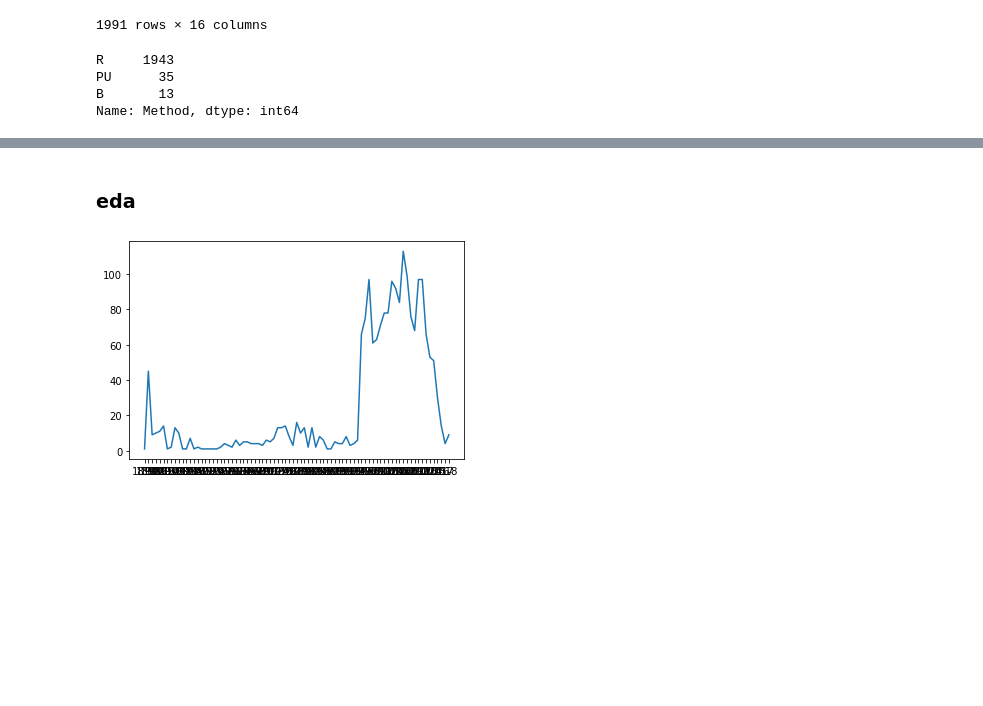
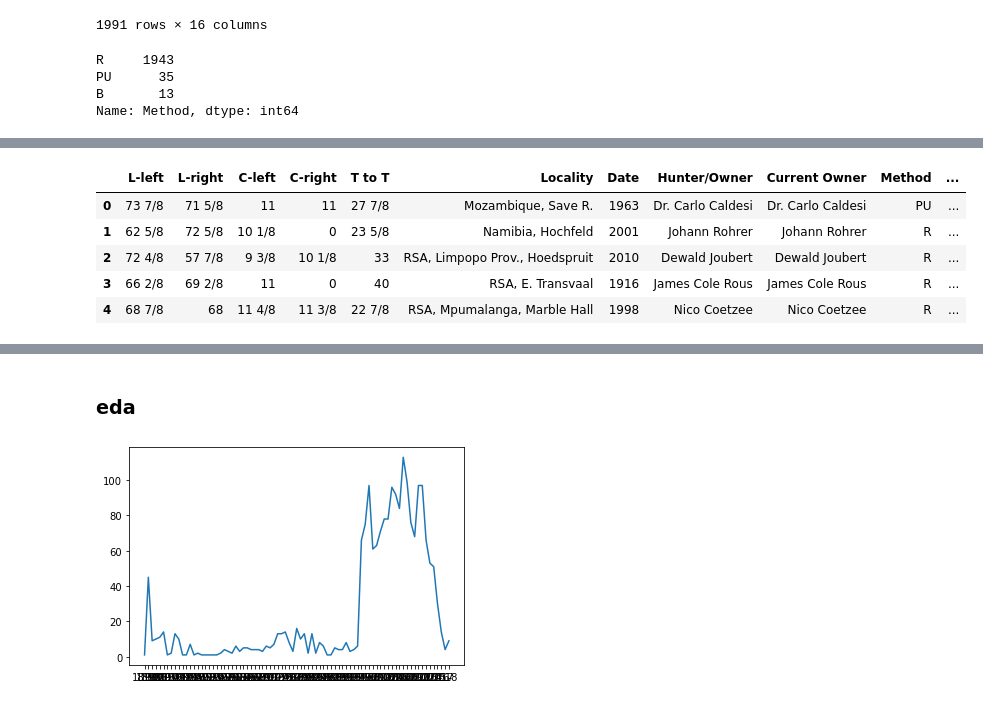
Before and after one commit to StewTaylor0/rowland_ward, a Jupyter notebook: rowlandward_analysis.ipynb, the cells around one changed output, grey strips where cells are left out. Saved outputs shown, nothing was run; the diff lists cells and outputs as text; code cells hidden in the pictures; blank space fills up the shorter version.

```diff
--- a/rowlandward_analysis.ipynb
+++ b/rowlandward_analysis.ipynb
@@ -212,3 +236,29 @@ Name: Method, dtype: int64
+# %%
+# Get a rough area of each set of horns by treating like a triangle
+
+def horn_area(a, b, c):
+    a = float(a)
+    b = float(b)
+    c = float(c)
+    s = (a + b + c) / 2
+    area = np.sqrt(s * (s - a) * (s - b) * (s - c))
+    return area
+
+df['triangle_area'] = df.apply(
+    lambda row: horn_area(row['L-left_decimal'], row['L-right_decimal'], row['T_to_T_decimal']),
+    axis=1
+)
+
+df['triangle_area'] = df['triangle_area'].round(3)
+
+df.head()
+# %% [output]
+|  | L-left | L-right | C-left | C-right | T to T | Locality | Date | Hunter/Owner | Current Owner | Method | ... |
+| 0 | 73 7/8 | 71 5/8 | 11 | 11 | 27 7/8 | Mozambique, Save R. | 1963 | Dr. Carlo Caldesi | Dr. Carlo Caldesi | PU | ... |
+| 1 | 62 5/8 | 72 5/8 | 10 1/8 | 0 | 23 5/8 | Namibia, Hochfeld | 2001 | Johann Rohrer | Johann Rohrer | R | ... |
+| 2 | 72 4/8 | 57 7/8 | 9 3/8 | 10 1/8 | 33 | RSA, Limpopo Prov., Hoedspruit | 2010 | Dewald Joubert | Dewald Joubert | R | ... |
+| 3 | 66 2/8 | 69 2/8 | 11 | 0 | 40 | RSA, E. Transvaal | 1916 | James Cole Rous | James Cole Rous | R | ... |
+| 4 | 68 7/8 | 68 | 11 4/8 | 11 3/8 | 22 7/8 | RSA, Mpumalanga, Marble Hall | 1998 | Nico Coetzee | Nico Coetzee | R | ... |
 # %%
 df_cleaned = df.drop(columns=['L-left', 'L-right', 'C-left', 'C-right', 'T to T', 'Locality', 'Current Owner'])
 
```
Also changed, not shown: parts of 4 cells of this notebook.
